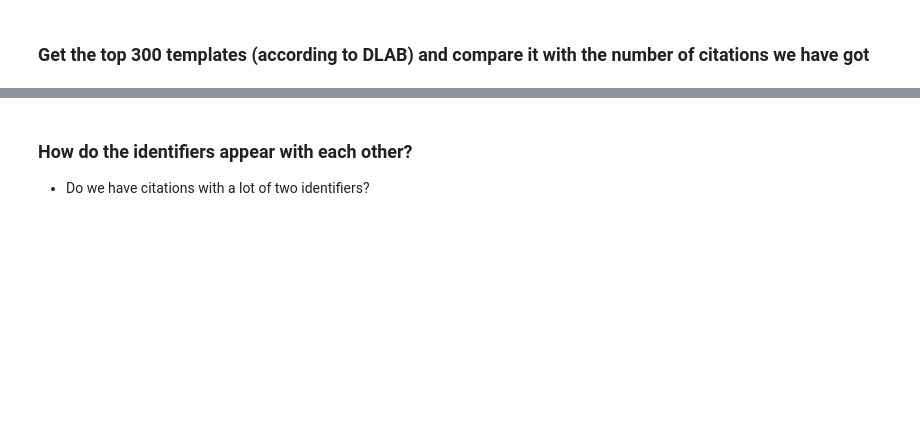
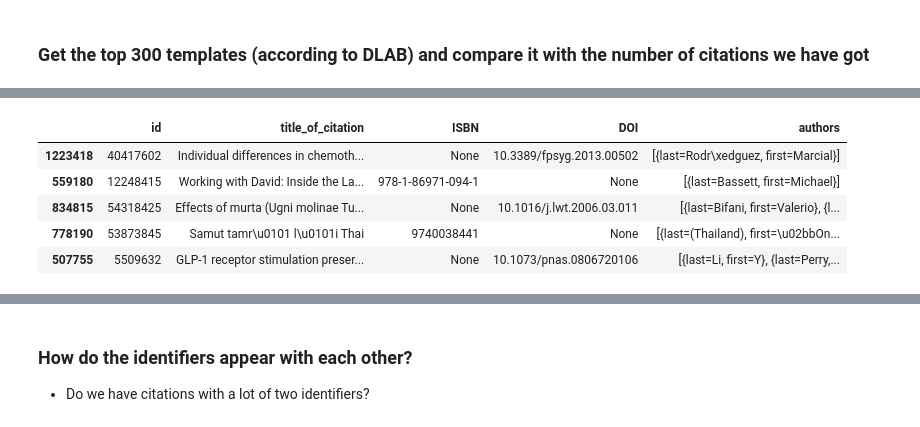
Before and after one commit to Harshdeep1996/cite-classifications-wiki, a Jupyter notebook: Sanity_Check_Citations.ipynb, the cells around one changed output, grey strips where cells are left out. Saved outputs shown, nothing was run; the diff lists cells and outputs as text; code cells hidden in the pictures; blank space fills up the shorter version.

```diff
--- a/Sanity_Check_Citations.ipynb
+++ b/Sanity_Check_Citations.ipynb
@@ -150,0 +188,9 @@ citation_with_ids.head()
+# %%
+citation_with_isbn_or_doi.head()
+# %% [output]
+|  | id | title_of_citation | ISBN | DOI | authors |
+| 1223418 | 40417602 | Individual differences in chemoth... | None | 10.3389/fpsyg.2013.00502 | [{last=Rodr\xedguez, first=Marcial}] |
+| 559180 | 12248415 | Working with David: Inside the La... | 978-1-86971-094-1 | None | [{last=Bassett, first=Michael}] |
+| 834815 | 54318425 | Effects of murta (Ugni molinae Tu... | None | 10.1016/j.lwt.2006.03.011 | [{last=Bifani, first=Valerio}, {l... |
+| 778190 | 53873845 | Samut tamr\u0101 l\u0101i Thai | 9740038441 | None | [{last=(Thailand), first=\u02bbOn... |
+| 507755 | 5509632 | GLP-1 receptor stimulation preser... | None | 10.1073/pnas.0806720106 | [{last=Li, first=Y}, {last=Perry,... |
```
Also changed, not shown: parts of 32 cells of this notebook, 1 other file.
